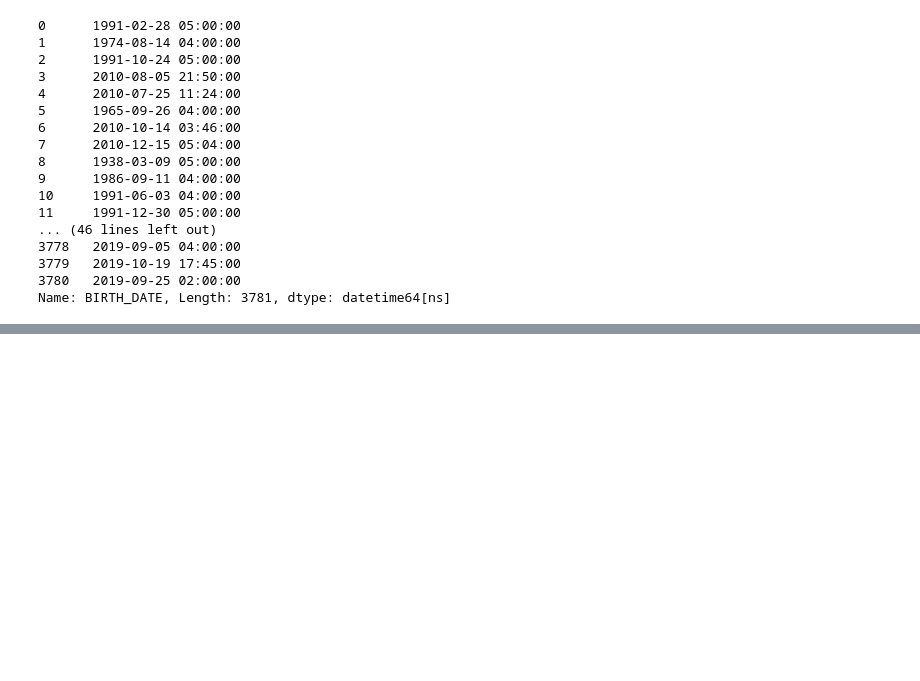
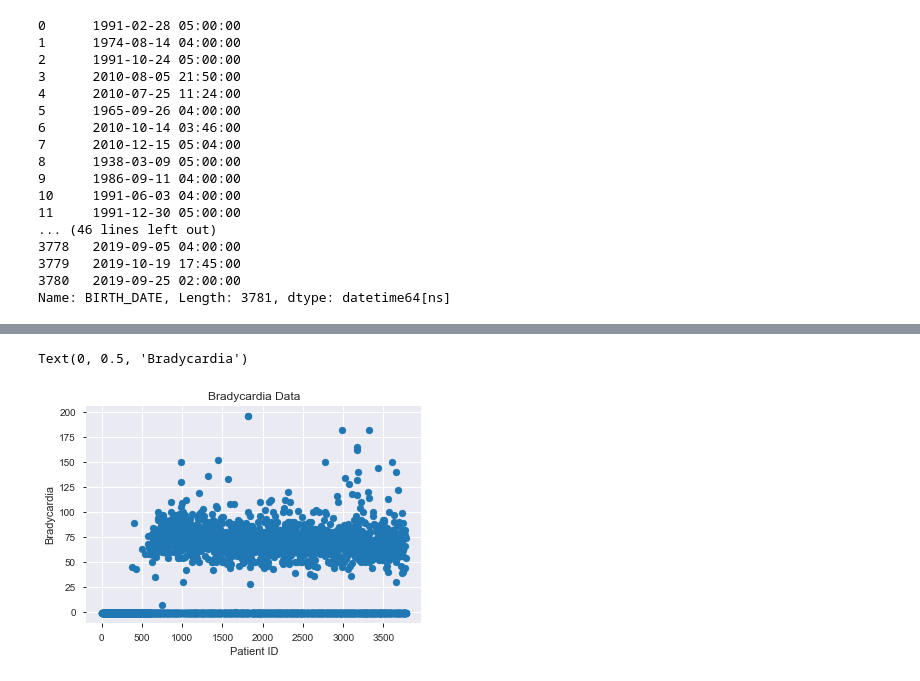
Before and after one commit to bvenkat2/NICU-Research, a Jupyter notebook: Feature Generation.ipynb, the cells around one changed output, grey strips where cells are left out. Drawn from its saved outputs; the diff is of its cells as text; code cells hidden in the pictures; blank space fills up the shorter version.

```diff
--- a/Feature Generation.ipynb
+++ b/Feature Generation.ipynb
@@ -122,0 +125,4 @@ features
+# %%
+features_df = pd.DataFrame(features, columns = col_names)
+features_df.set_index('id',drop=True,inplace=True)
+features_df
@@ -122,0 +149,5 @@ features
+# %%
+features_df = features_df.replace('UnableToReport',-1)
+features_df = features_df.replace('Invalid Result',-1)
+
+features_df
@@ -122,0 +173,15 @@ features
+# %%
+import numpy as np
+import matplotlib.pyplot as plt
+def get_first(row):
+    return pd.Series([a[0] if type(a) == np.ndarray else a for a in row ])
+# %%
+features_df = features_df.apply(get_first)
+# %%
+plt.scatter(x=features_df.index,y=features_df['bradycardia'])
+plt.title('Bradycardia Data')
+plt.xlabel("Patient ID")
+plt.ylabel("Bradycardia")
+# %% [output]
+Text(0, 0.5, 'Bradycardia')
+[figure, added]
```
Also changed, not shown: parts of 31 cells of this notebook, 15 other files.
